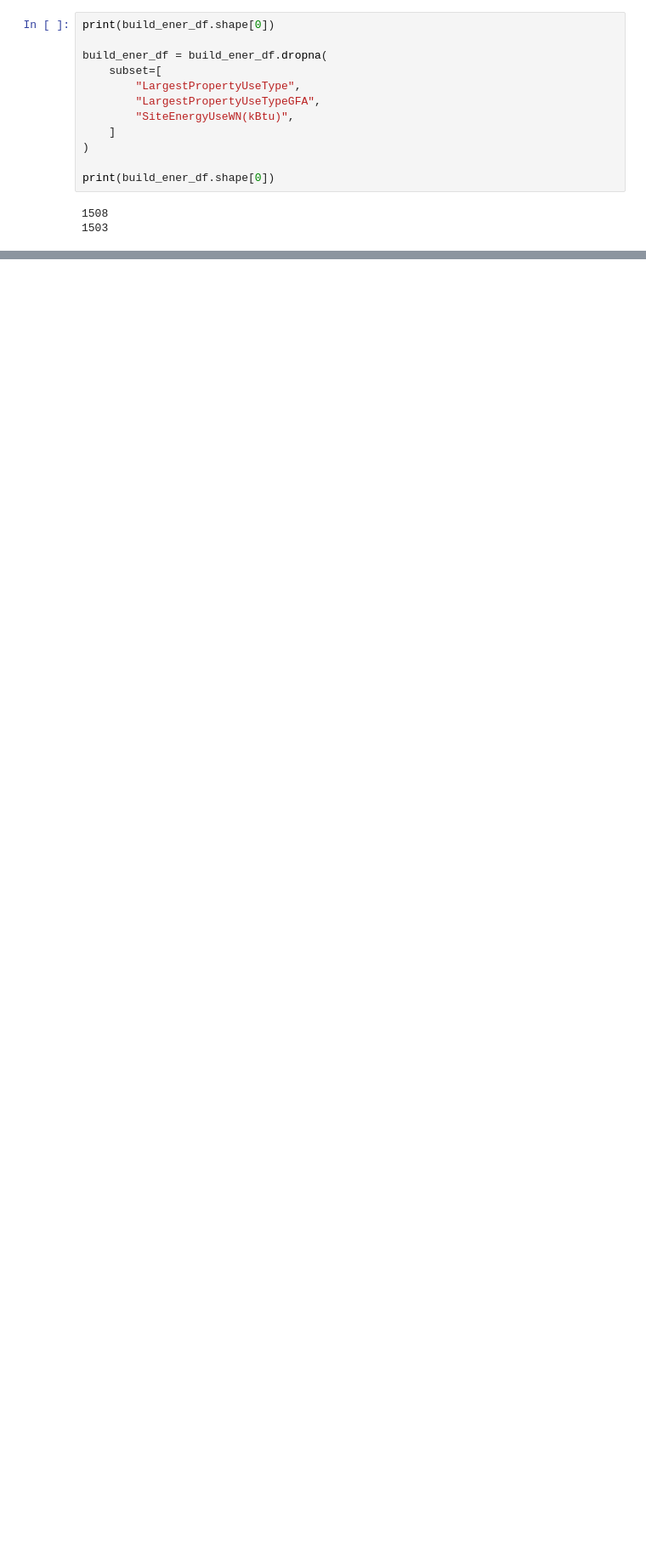
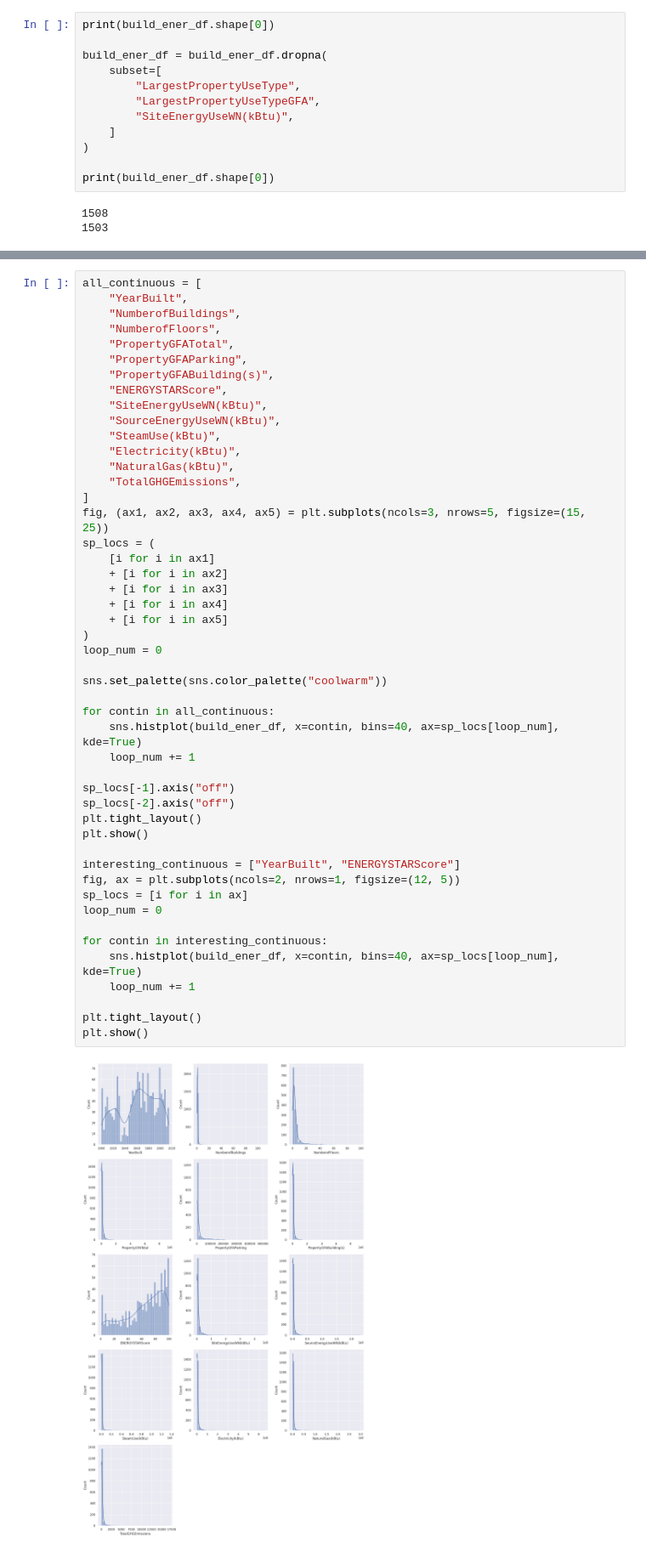
Before and after one commit to gabrielhermel/OC_DS_P4, a Jupyter notebook: Hermel_Gabriel_1_notebook_exploratoire_112022.ipynb, the cells around one changed output, grey strips where cells are left out. Shown at 85% size. Drawn from its saved outputs; the diff is of its cells as text; blank space fills up the shorter version.

```diff
--- a/Hermel_Gabriel_1_notebook_exploratoire_112022.ipynb
+++ b/Hermel_Gabriel_1_notebook_exploratoire_112022.ipynb
@@ -697,0 +463,50 @@ plt.show()
+# %%
+all_continuous = [
+    "YearBuilt",
+    "NumberofBuildings",
+    "NumberofFloors",
+    "PropertyGFATotal",
+    "PropertyGFAParking",
+    "PropertyGFABuilding(s)",
+    "ENERGYSTARScore",
+    "SiteEnergyUseWN(kBtu)",
+    "SourceEnergyUseWN(kBtu)",
+    "SteamUse(kBtu)",
+    "Electricity(kBtu)",
+    "NaturalGas(kBtu)",
+    "TotalGHGEmissions",
+]
+fig, (ax1, ax2, ax3, ax4, ax5) = plt.subplots(ncols=3, nrows=5, figsize=(15, 25))
+sp_locs = (
+    [i for i in ax1]
+    + [i for i in ax2]
+    + [i for i in ax3]
+    + [i for i in ax4]
+    + [i for i in ax5]
+)
+loop_num = 0
+
+sns.set_palette(sns.color_palette("coolwarm"))
+
+for contin in all_continuous:
+    sns.histplot(build_ener_df, x=contin, bins=40, ax=sp_locs[loop_num], kde=True)
+    loop_num += 1
+
+sp_locs[-1].axis("off")
+sp_locs[-2].axis("off")
+plt.tight_layout()
+plt.show()
+
+interesting_continuous = ["YearBuilt", "ENERGYSTARScore"]
+fig, ax = plt.subplots(ncols=2, nrows=1, figsize=(12, 5))
+sp_locs = [i for i in ax]
+loop_num = 0
+
+for contin in interesting_continuous:
+    sns.histplot(build_ener_df, x=contin, bins=40, ax=sp_locs[loop_num], kde=True)
+    loop_num += 1
+
+plt.tight_layout()
+plt.show()
+# %% [output]
+[figure, added]
```
Also changed, not shown: parts of 66 cells of this notebook, 1 other file.
